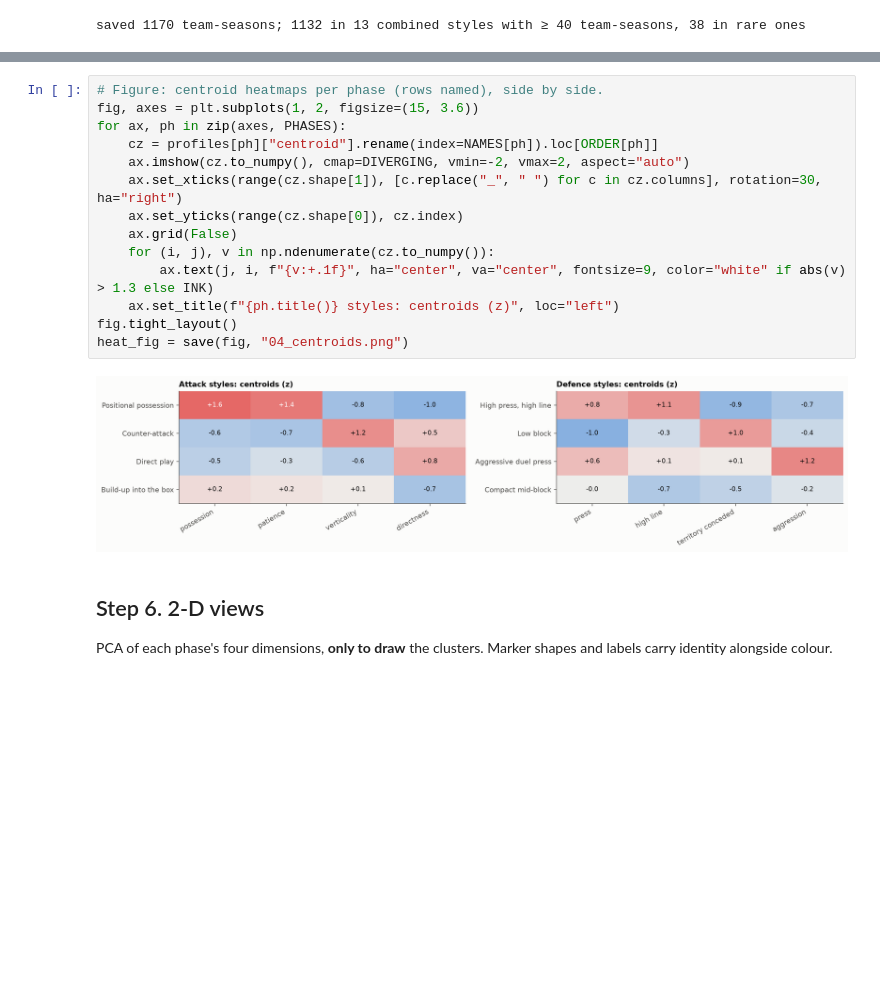
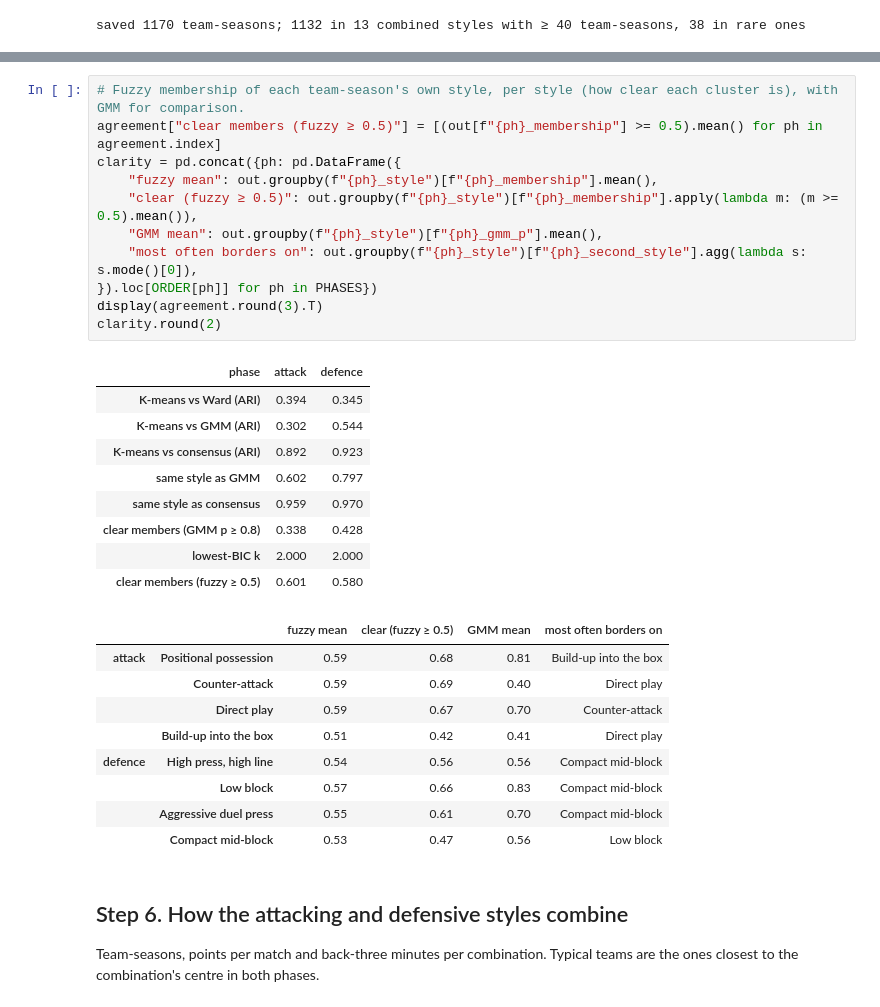
Before and after one commit to Mohammad99Shweiki/football-injuries, a Jupyter notebook: notebooks/04_clustering.ipynb, the cells around one changed output, grey strips where cells are left out. Cells and saved outputs as stored; diff of their text form; blank space fills up the shorter version.

```diff
--- a/notebooks/04_clustering.ipynb
+++ b/notebooks/04_clustering.ipynb
@@ -389,22 +454,36 @@ combos
 # %%
-# Figure: centroid heatmaps per phase (rows named), side by side.
-fig, axes = plt.subplots(1, 2, figsize=(15, 3.6))
-for ax, ph in zip(axes, PHASES):
-    cz = profiles[ph]["centroid"].rename(index=NAMES[ph]).loc[ORDER[ph]]
-    ax.imshow(cz.to_numpy(), cmap=DIVERGING, vmin=-2, vmax=2, aspect="auto")
-    ax.set_xticks(range(cz.shape[1]), [c.replace("_", " ") for c in cz.columns], rotation=30, ha="right")
-    ax.set_yticks(range(cz.shape[0]), cz.index)
-    ax.grid(False)
-    for (i, j), v in np.ndenumerate(cz.to_numpy()):
-        ax.text(j, i, f"{v:+.1f}", ha="center", va="center", fontsize=9, color="white" if abs(v) > 1.3 else INK)
-    ax.set_title(f"{ph.title()} styles: centroids (z)", loc="left")
-fig.tight_layout()
-heat_fig = save(fig, "04_centroids.png")
+# Fuzzy membership of each team-season's own style, per style (how clear each cluster is), with GMM for comparison.
+agreement["clear members (fuzzy ≥ 0.5)"] = [(out[f"{ph}_membership"] >= 0.5).mean() for ph in agreement.index]
+clarity = pd.concat({ph: pd.DataFrame({
+    "fuzzy mean": out.groupby(f"{ph}_style")[f"{ph}_membership"].mean(),
+    "clear (fuzzy ≥ 0.5)": out.groupby(f"{ph}_style")[f"{ph}_membership"].apply(lambda m: (m >= 0.5).mean()),
+    "GMM mean": out.groupby(f"{ph}_style")[f"{ph}_gmm_p"].mean(),
+    "most often borders on": out.groupby(f"{ph}_style")[f"{ph}_second_style"].agg(lambda s: s.mode()[0]),
+}).loc[ORDER[ph]] for ph in PHASES})
+display(agreement.round(3).T)
+clarity.round(2)
 # %% [output]
-[figure, removed]
+| phase | attack | defence |
+| K-means vs Ward (ARI) | 0.394 | 0.345 |
+| K-means vs GMM (ARI) | 0.302 | 0.544 |
+| K-means vs consensus (ARI) | 0.892 | 0.923 |
+| same style as GMM | 0.602 | 0.797 |
+| same style as consensus | 0.959 | 0.970 |
+| clear members (GMM p ≥ 0.8) | 0.338 | 0.428 |
+| lowest-BIC k | 2.000 | 2.000 |
+| clear members (fuzzy ≥ 0.5) | 0.601 | 0.580 |
+|  |  | fuzzy mean | clear (fuzzy ≥ 0.5) | GMM mean | most often borders on |
+| attack | Positional possession | 0.59 | 0.68 | 0.81 | Build-up into the box |
+|  | Counter-attack | 0.59 | 0.69 | 0.40 | Direct play |
+|  | Direct play | 0.59 | 0.67 | 0.70 | Counter-attack |
+|  | Build-up into the box | 0.51 | 0.42 | 0.41 | Direct play |
+| defence | High press, high line | 0.54 | 0.56 | 0.56 | Compact mid-block |
+|  | Low block | 0.57 | 0.66 | 0.83 | Compact mid-block |
+|  | Aggressive duel press | 0.55 | 0.61 | 0.70 | Compact mid-block |
+|  | Compact mid-block | 0.53 | 0.47 | 0.56 | Low block |
 # %% [markdown]
-## Step 6. 2-D views
+## Step 6. How the attacking and defensive styles combine
 
-PCA of each phase's four dimensions, **only to draw** the clusters. Marker shapes and labels carry identity
-alongside colour.
+Team-seasons, points per match and back-three minutes per combination. Typical teams are the ones closest to the
+combination's centre in both phases.
 # %%
```
Also changed, not shown: parts of 12 cells of this notebook, 12 other files.
